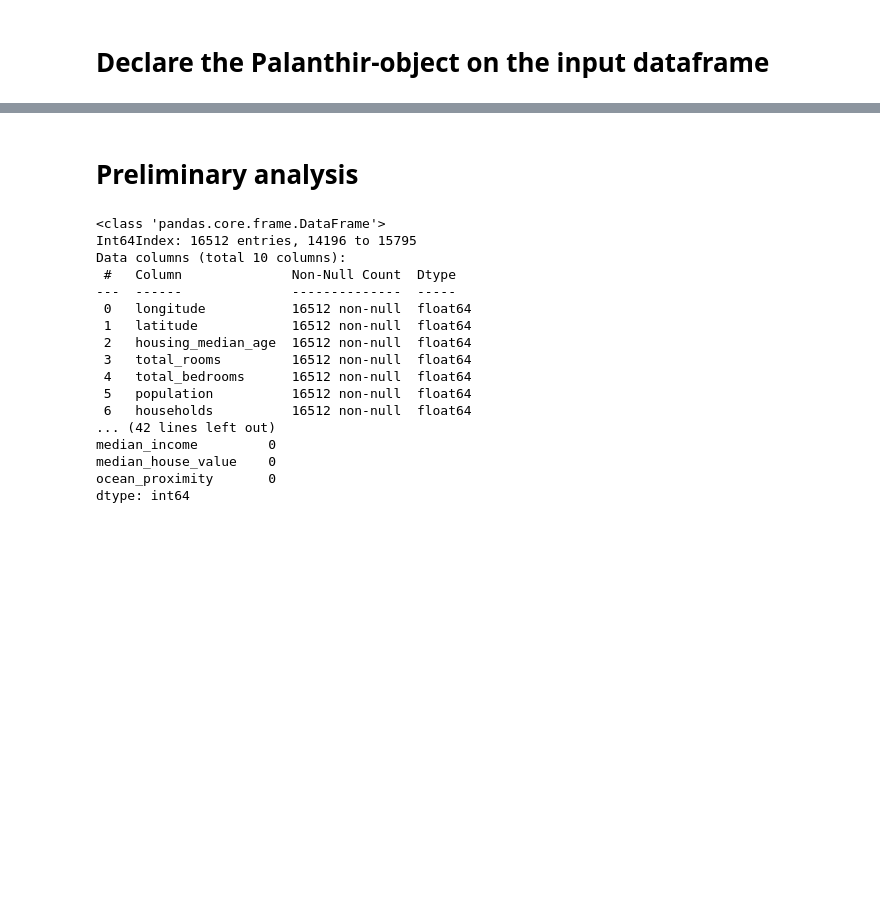
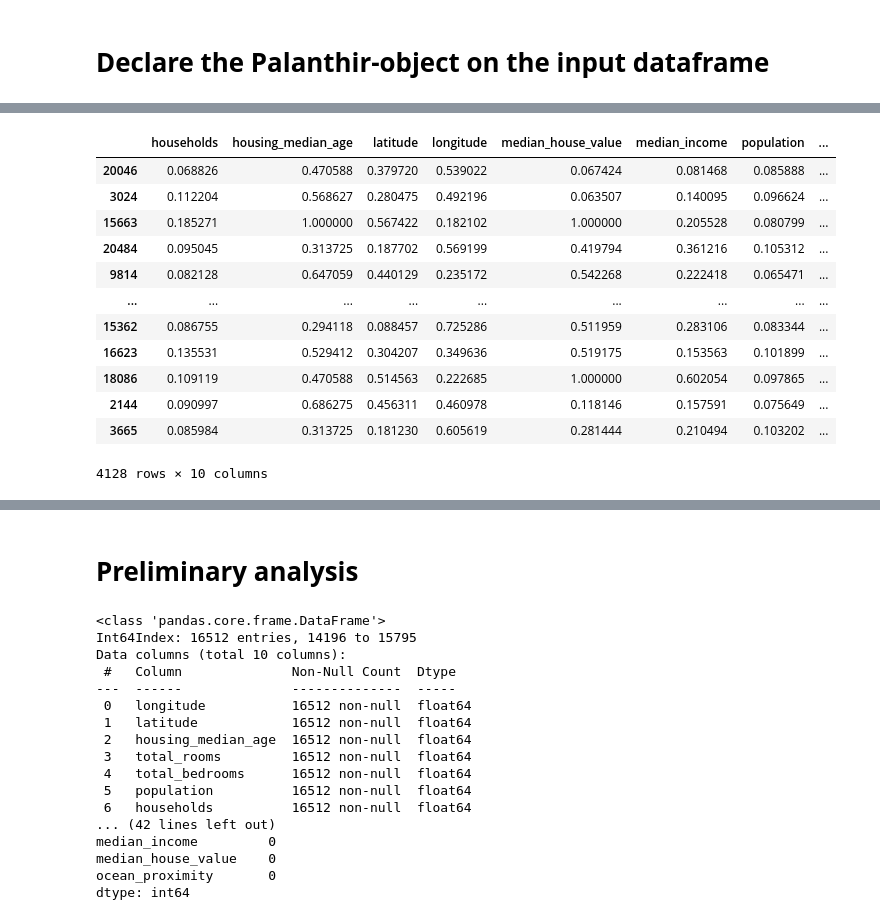
Before and after one commit to B0llemis/MLcode, a Jupyter notebook: Palanthir Experiment.ipynb, the cells around one changed output, grey strips where cells are left out. Cells and saved outputs as stored; diff of their text form; code cells hidden in the pictures; blank space fills up the shorter version.

```diff
--- a/Palanthir Experiment.ipynb
+++ b/Palanthir Experiment.ipynb
@@ -406,0 +421,16 @@ pal = Palanthir(df,
+# %%
+pal.transformed_test
+# %% [output]
+|  | households | housing_median_age | latitude | longitude | median_house_value | median_income | population | ... |
+| 20046 | 0.068826 | 0.470588 | 0.379720 | 0.539022 | 0.067424 | 0.081468 | 0.085888 | ... |
+| 3024 | 0.112204 | 0.568627 | 0.280475 | 0.492196 | 0.063507 | 0.140095 | 0.096624 | ... |
+| 15663 | 0.185271 | 1.000000 | 0.567422 | 0.182102 | 1.000000 | 0.205528 | 0.080799 | ... |
+| 20484 | 0.095045 | 0.313725 | 0.187702 | 0.569199 | 0.419794 | 0.361216 | 0.105312 | ... |
+| 9814 | 0.082128 | 0.647059 | 0.440129 | 0.235172 | 0.542268 | 0.222418 | 0.065471 | ... |
+| ... | ... | ... | ... | ... | ... | ... | ... | ... |
+| 15362 | 0.086755 | 0.294118 | 0.088457 | 0.725286 | 0.511959 | 0.283106 | 0.083344 | ... |
+| 16623 | 0.135531 | 0.529412 | 0.304207 | 0.349636 | 0.519175 | 0.153563 | 0.101899 | ... |
+| 18086 | 0.109119 | 0.470588 | 0.514563 | 0.222685 | 1.000000 | 0.602054 | 0.097865 | ... |
+| 2144 | 0.090997 | 0.686275 | 0.456311 | 0.460978 | 0.118146 | 0.157591 | 0.075649 | ... |
+| 3665 | 0.085984 | 0.313725 | 0.181230 | 0.605619 | 0.281444 | 0.210494 | 0.103202 | ... |
+4128 rows × 10 columns
```
Also changed, not shown: parts of 3 cells of this notebook, 1 other file.
